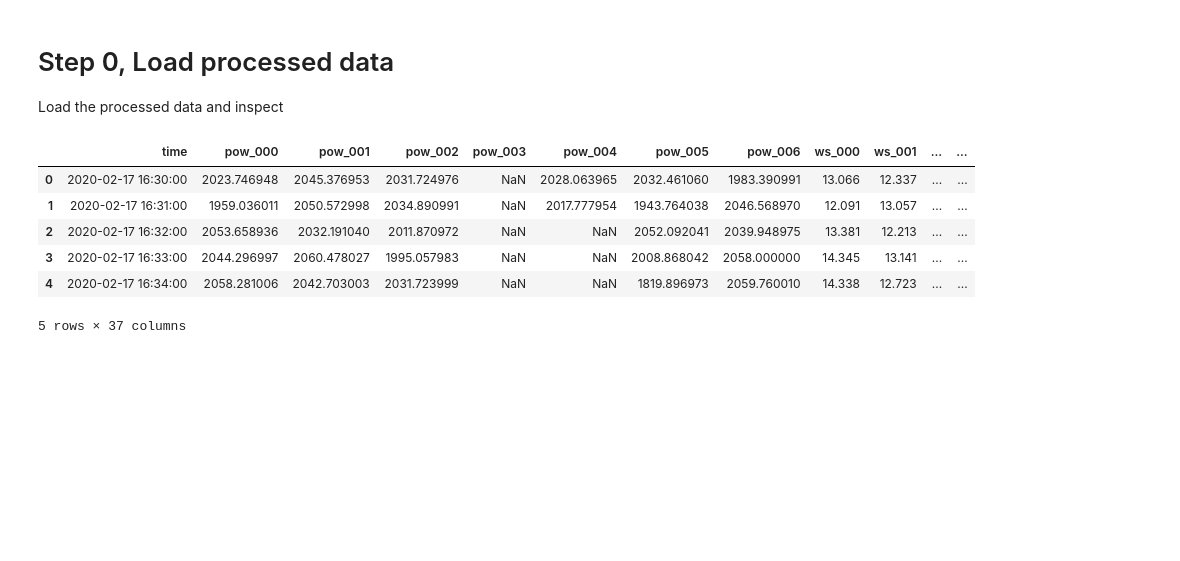
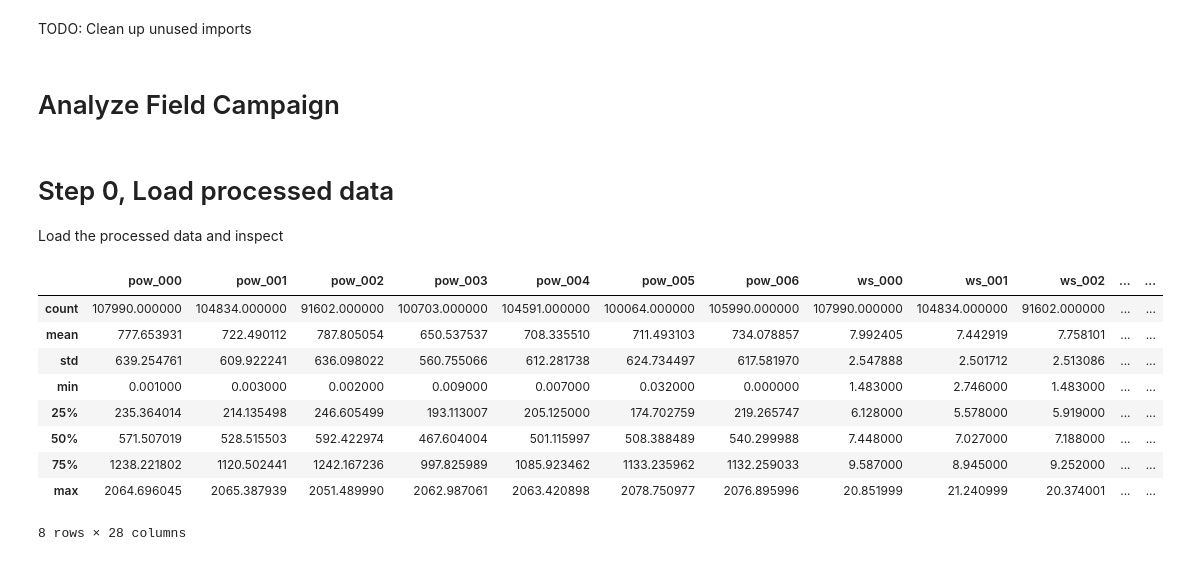
Before and after one commit to NREL/flasc, a Jupyter notebook: examples_smarteole/05_field_campaign_analysis.ipynb, the cells around one changed output. Cells and saved outputs as stored; diff of their text form; code cells hidden in the pictures; blank space fills up the shorter version.

```diff
--- a/examples_smarteole/05_field_campaign_analysis.ipynb
+++ b/examples_smarteole/05_field_campaign_analysis.ipynb
@@ -1,3 +1,7 @@
+# %% [markdown]
+TODO: Clean up unused imports
+# %% [markdown]
+# Analyze Field Campaign
 # %%
 
 from pathlib import Path
@@ -43,12 +50,15 @@ def load_data():
 
 df_scada = load_data()
 # %%
-df_scada.head()
+df_scada.describe()
 # %% [output]
-|  | time | pow_000 | pow_001 | pow_002 | pow_003 | pow_004 | pow_005 | pow_006 | ws_000 | ws_001 | ... | ... |
-| 0 | 2020-02-17 16:30:00 | 2023.746948 | 2045.376953 | 2031.724976 | NaN | 2028.063965 | 2032.461060 | 1983.390991 | 13.066 | 12.337 | ... | ... |
-| 1 | 2020-02-17 16:31:00 | 1959.036011 | 2050.572998 | 2034.890991 | NaN | 2017.777954 | 1943.764038 | 2046.568970 | 12.091 | 13.057 | ... | ... |
-| 2 | 2020-02-17 16:32:00 | 2053.658936 | 2032.191040 | 2011.870972 | NaN | NaN | 2052.092041 | 2039.948975 | 13.381 | 12.213 | ... | ... |
-| 3 | 2020-02-17 16:33:00 | 2044.296997 | 2060.478027 | 1995.057983 | NaN | NaN | 2008.868042 | 2058.000000 | 14.345 | 13.141 | ... | ... |
-| 4 | 2020-02-17 16:34:00 | 2058.281006 | 2042.703003 | 2031.723999 | NaN | NaN | 1819.896973 | 2059.760010 | 14.338 | 12.723 | ... | ... |
+|  | pow_000 | pow_001 | pow_002 | pow_003 | pow_004 | pow_005 | pow_006 | ws_000 | ws_001 | ws_002 | ... | ... |
+| count | 107990.000000 | 104834.000000 | 91602.000000 | 100703.000000 | 104591.000000 | 100064.000000 | 105990.000000 | 107990.000000 | 104834.000000 | 91602.000000 | ... | ... |
+| mean | 777.653931 | 722.490112 | 787.805054 | 650.537537 | 708.335510 | 711.493103 | 734.078857 | 7.992405 | 7.442919 | 7.758101 | ... | ... |
+| std | 639.254761 | 609.922241 | 636.098022 | 560.755066 | 612.281738 | 624.734497 | 617.581970 | 2.547888 | 2.501712 | 2.513086 | ... | ... |
+| min | 0.001000 | 0.003000 | 0.002000 | 0.009000 | 0.007000 | 0.032000 | 0.000000 | 1.483000 | 2.746000 | 1.483000 | ... | ... |
+| 25% | 235.364014 | 214.135498 | 246.605499 | 193.113007 | 205.125000 | 174.702759 | 219.265747 | 6.128000 | 5.578000 | 5.919000 | ... | ... |
+| 50% | 571.507019 | 528.515503 | 592.422974 | 467.604004 | 501.115997 | 508.388489 | 540.299988 | 7.448000 | 7.027000 | 7.188000 | ... | ... |
+| 75% | 1238.221802 | 1120.502441 | 1242.167236 | 997.825989 | 1085.923462 | 1133.235962 | 1132.259033 | 9.587000 | 8.945000 | 9.252000 | ... | ... |
+| max | 2064.696045 | 2065.387939 | 2051.489990 | 2062.987061 | 2063.420898 | 2078.750977 | 2076.895996 | 20.851999 | 21.240999 | 20.374001 | ... | ... |
-5 rows × 37 columns
+8 rows × 28 columns
```
Also changed, not shown: parts of 20 cells of this notebook.
